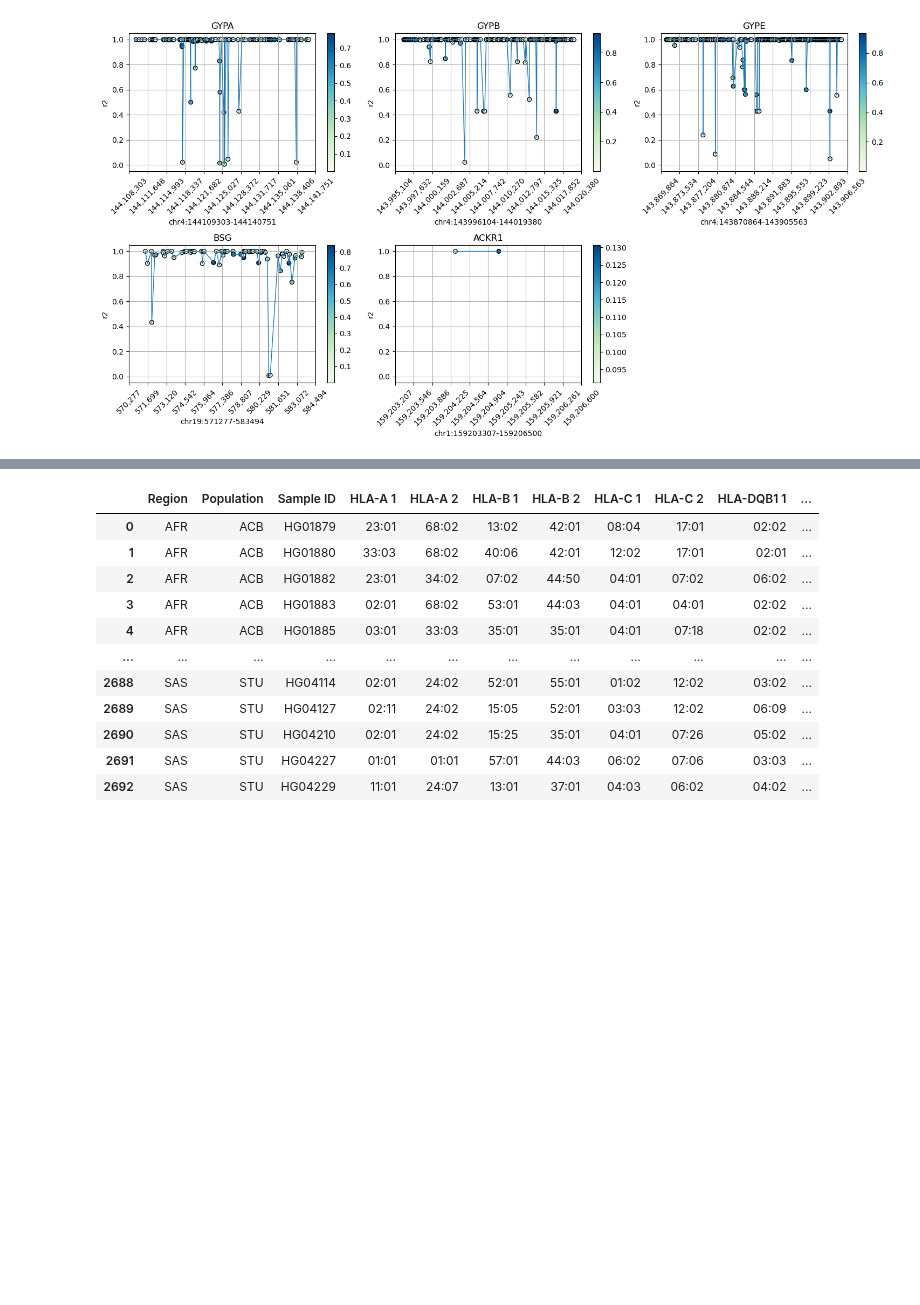
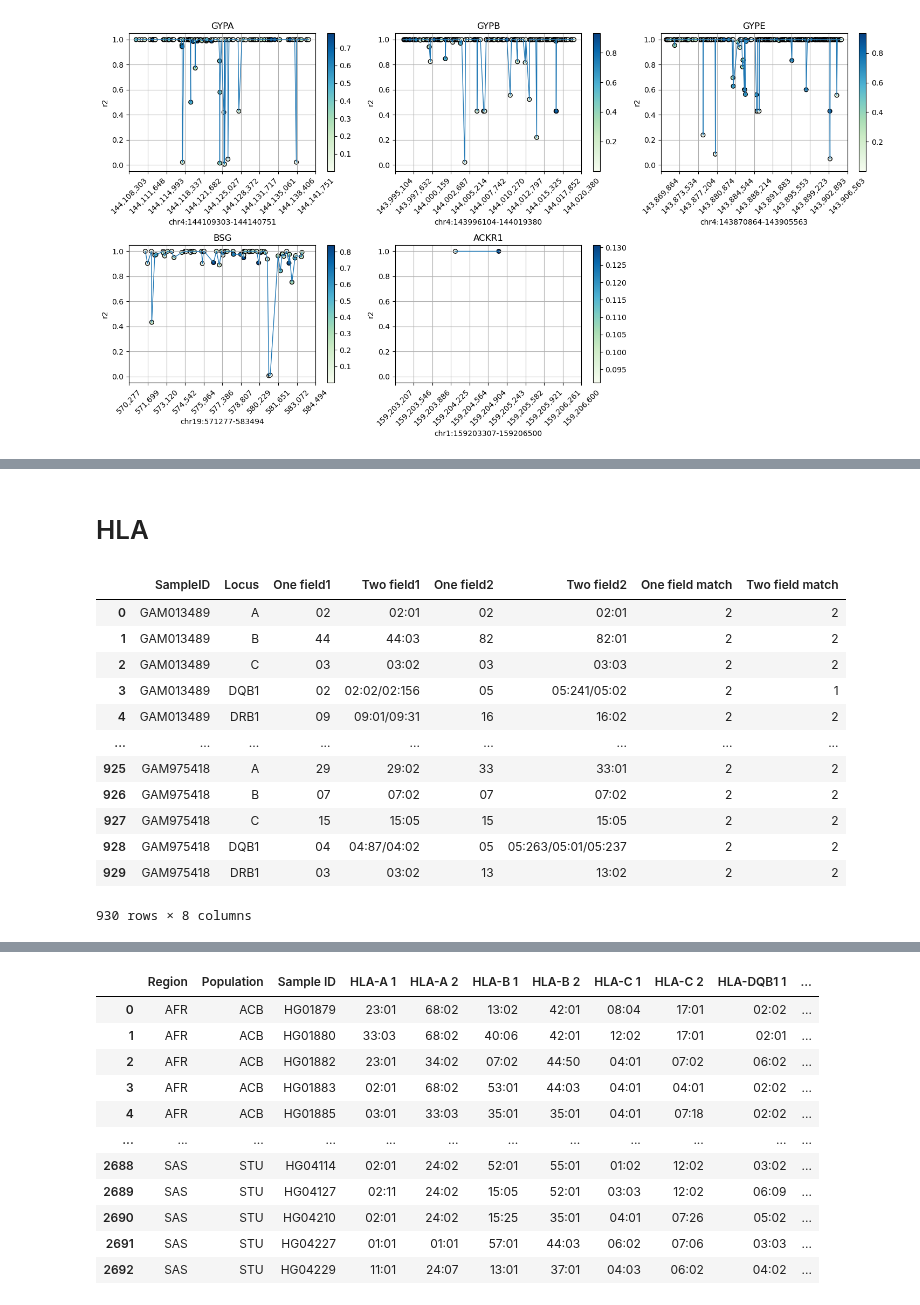
Before and after one commit to Suuuuuuuus/LCWGS_pipeline, a Jupyter notebook: scripts/notebooks/lcwgs_tmp.ipynb, the cells around one changed output, grey strips where cells are left out. Saved outputs shown, nothing was run; the diff lists cells and outputs as text; code cells hidden in the pictures; blank space fills up the shorter version.

```diff
--- a/scripts/notebooks/lcwgs_tmp.ipynb
+++ b/scripts/notebooks/lcwgs_tmp.ipynb
@@ -116,0 +186,23 @@ plt.show()
+# %% [markdown]
+# HLA
+# %%
+hla = lcwgsus.read_hla_direct_sequencing(retain = 'fv')
+
+# hla_dirs = ['/well/band/users/rbx225/GAMCC/results/hla/imputation/batches_archived/',
+#                   '/well/band/users/rbx225/GAMCC/results/hla/server/chip_vanilla/chr6.dose.vcf.gz',
+#                   '/well/band/users/rbx225/GAMCC/results/hla/server/lc_oneKG/chr6.dose.vcf.gz',
+#                   '/well/band/users/rbx225/GAMCC/results/hla/server/lc_oneKG_strict/chr6.dose.vcf.gz',
+#                   '/well/band/users/rbx225/GAMCC/results/hla/server/lc_mGenv1/chr6.dose.vcf.gz',
+#                   '/well/band/users/rbx225/GAMCC/results/hla/server/lc_mGenv3/chr6.dose.vcf.gz']
+# labels =  ['QUILT', 'chip_multiEth', '1KG_multiEth', '1KG_strict_multiEth', 'mGenv1', 'mGenv3']
+
+hla_dirs = ['/well/band/users/rbx225/GAMCC/results/hla/imputation/batches_archived/',
+                  '/well/band/users/rbx225/GAMCC/results/hla/server/chip_vanilla/chr6.dose.vcf.gz',
+                  '/well/band/users/rbx225/GAMCC/results/hla/server/lc_oneKG/chr6.dose.vcf.gz']
+labels =  ['lc:1KG (QUILT-HLA)', 'chip:multiEth', 'lc:1KG-multiEth']
+
+hla_reports = []
+
+for d, l in zip(hla_dirs, labels):
+    report = lcwgsus.calculate_hla_imputation_accuracy(d, hla, l)
+    hla_reports.append(report)
@@ -116,0 +252,21 @@ plt.show()
+# %%
+lc = lcwgsus.read_hla_lc_imputation_results(hla_dirs[0], retain = 'fv')
+chip = lcwgsus.read_hla_chip_imputation_results(hla_dirs[1], retain = 'fv')
+
+hla = lcwgsus.read_hla_direct_sequencing(retain = 'fv')
+report = lcwgsus.compare_hla_types(hla, chip)
+report
+# %% [output]
+|  | SampleID | Locus | One field1 | Two field1 | One field2 | Two field2 | One field match | Two field match |
+| 0 | GAM013489 | A | 02 | 02:01 | 02 | 02:01 | 2 | 2 |
+| 1 | GAM013489 | B | 44 | 44:03 | 82 | 82:01 | 2 | 2 |
+| 2 | GAM013489 | C | 03 | 03:02 | 03 | 03:03 | 2 | 2 |
+| 3 | GAM013489 | DQB1 | 02 | 02:02/02:156 | 05 | 05:241/05:02 | 2 | 1 |
+| 4 | GAM013489 | DRB1 | 09 | 09:01/09:31 | 16 | 16:02 | 2 | 2 |
+| ... | ... | ... | ... | ... | ... | ... | ... | ... |
+| 925 | GAM975418 | A | 29 | 29:02 | 33 | 33:01 | 2 | 2 |
+| 926 | GAM975418 | B | 07 | 07:02 | 07 | 07:02 | 2 | 2 |
+| 927 | GAM975418 | C | 15 | 15:05 | 15 | 15:05 | 2 | 2 |
+| 928 | GAM975418 | DQB1 | 04 | 04:87/04:02 | 05 | 05:263/05:01/05:237 | 2 | 2 |
+| 929 | GAM975418 | DRB1 | 03 | 03:02 | 13 | 13:02 | 2 | 2 |
+930 rows × 8 columns
```
Also changed, not shown: parts of 20 cells of this notebook.
